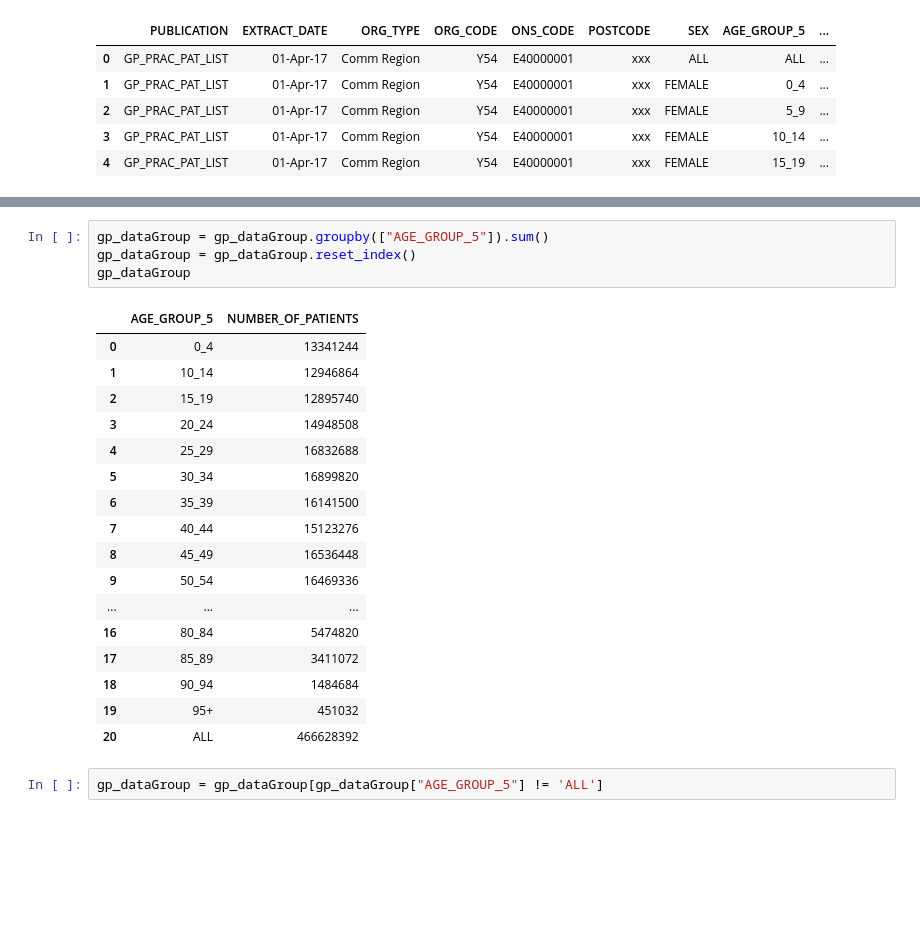
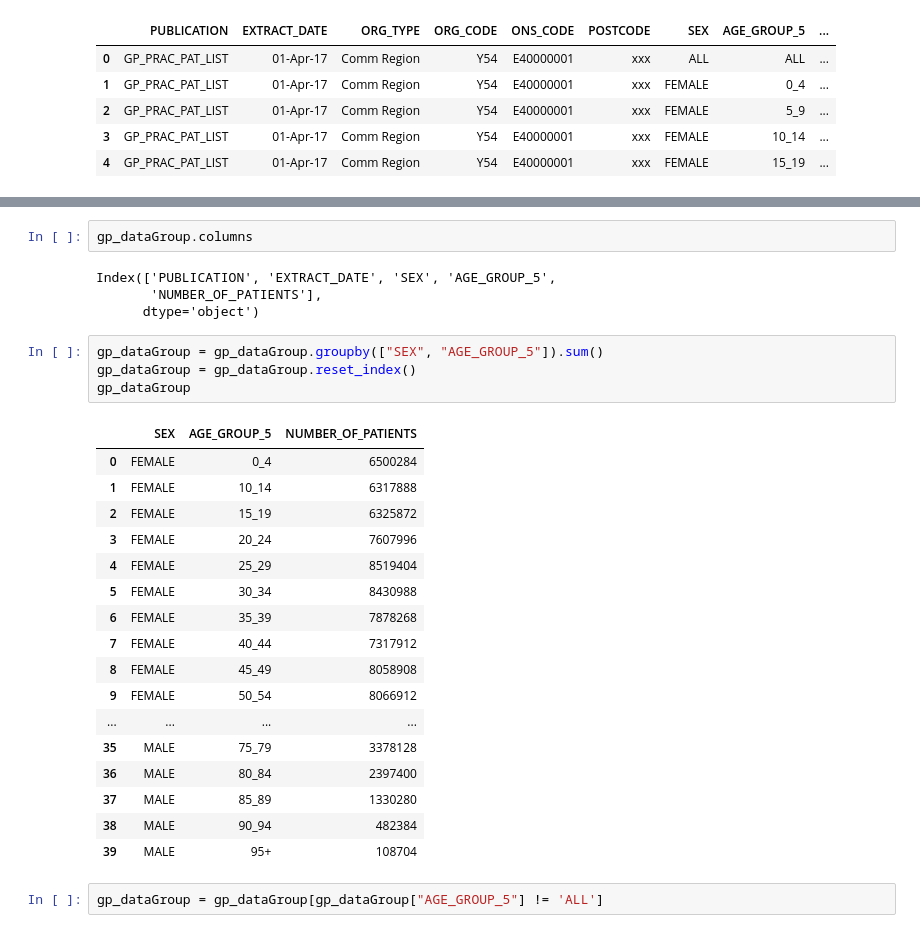
Before and after one commit to AnneCarr/monday-code-club, a Jupyter notebook: CodeClub-17July.ipynb, the cells around one changed output, grey strips where cells are left out. Saved outputs shown, nothing was run; the diff lists cells and outputs as text; blank space fills up the shorter version.

```diff
--- a/CodeClub-17July.ipynb
+++ b/CodeClub-17July.ipynb
@@ -140,25 +167,31 @@ gp_dataGroup = gp_data[["PUBLICATION", "EXTRACT_DATE", "SEX", "AGE_GROUP_5", "NU
+# %%
+gp_dataGroup.columns
+# %% [output]
+Index(['PUBLICATION', 'EXTRACT_DATE', 'SEX', 'AGE_GROUP_5',
+       'NUMBER_OF_PATIENTS'],
+      dtype='object')
 # %%
-gp_dataGroup = gp_dataGroup.groupby(["AGE_GROUP_5"]).sum()
+gp_dataGroup = gp_dataGroup.groupby(["SEX", "AGE_GROUP_5"]).sum()
 gp_dataGroup = gp_dataGroup.reset_index()
 gp_dataGroup
 # %% [output]
-|  | AGE_GROUP_5 | NUMBER_OF_PATIENTS |
-| 0 | 0_4 | 13341244 |
-| 1 | 10_14 | 12946864 |
-| 2 | 15_19 | 12895740 |
-| 3 | 20_24 | 14948508 |
-| 4 | 25_29 | 16832688 |
-| 5 | 30_34 | 16899820 |
-| 6 | 35_39 | 16141500 |
-| 7 | 40_44 | 15123276 |
-| 8 | 45_49 | 16536448 |
-| 9 | 50_54 | 16469336 |
-| ... | ... | ... |
-| 16 | 80_84 | 5474820 |
-| 17 | 85_89 | 3411072 |
-| 18 | 90_94 | 1484684 |
-| 19 | 95+ | 451032 |
-| 20 | ALL | 466628392 |
+|  | SEX | AGE_GROUP_5 | NUMBER_OF_PATIENTS |
+| 0 | FEMALE | 0_4 | 6500284 |
+| 1 | FEMALE | 10_14 | 6317888 |
+| 2 | FEMALE | 15_19 | 6325872 |
+| 3 | FEMALE | 20_24 | 7607996 |
+| 4 | FEMALE | 25_29 | 8519404 |
+| 5 | FEMALE | 30_34 | 8430988 |
+| 6 | FEMALE | 35_39 | 7878268 |
+| 7 | FEMALE | 40_44 | 7317912 |
+| 8 | FEMALE | 45_49 | 8058908 |
+| 9 | FEMALE | 50_54 | 8066912 |
+| ... | ... | ... | ... |
+| 35 | MALE | 75_79 | 3378128 |
+| 36 | MALE | 80_84 | 2397400 |
+| 37 | MALE | 85_89 | 1330280 |
+| 38 | MALE | 90_94 | 482384 |
+| 39 | MALE | 95+ | 108704 |
 # %%
 gp_dataGroup = gp_dataGroup[gp_dataGroup["AGE_GROUP_5"] != 'ALL']
 # %%
```
Also changed, not shown: parts of 3 cells of this notebook.
